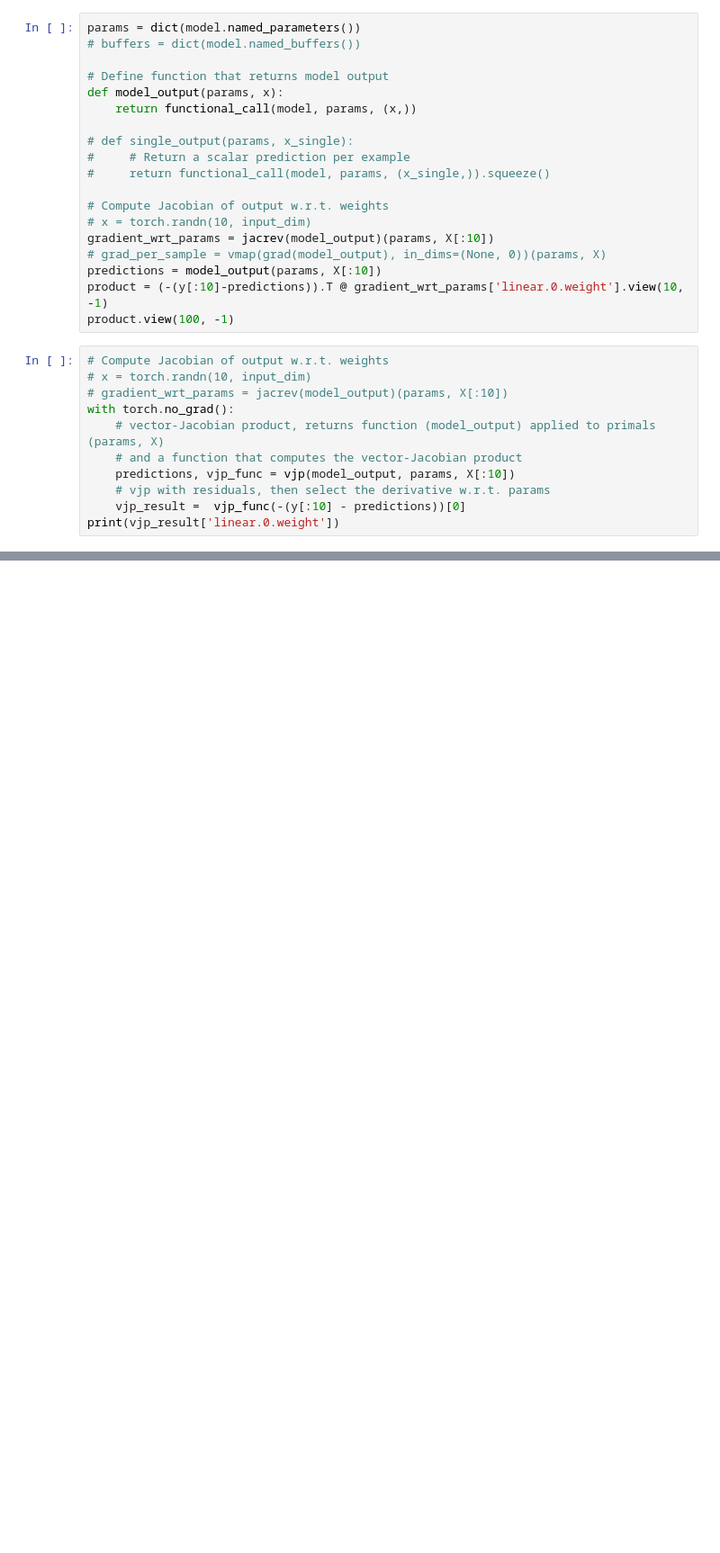
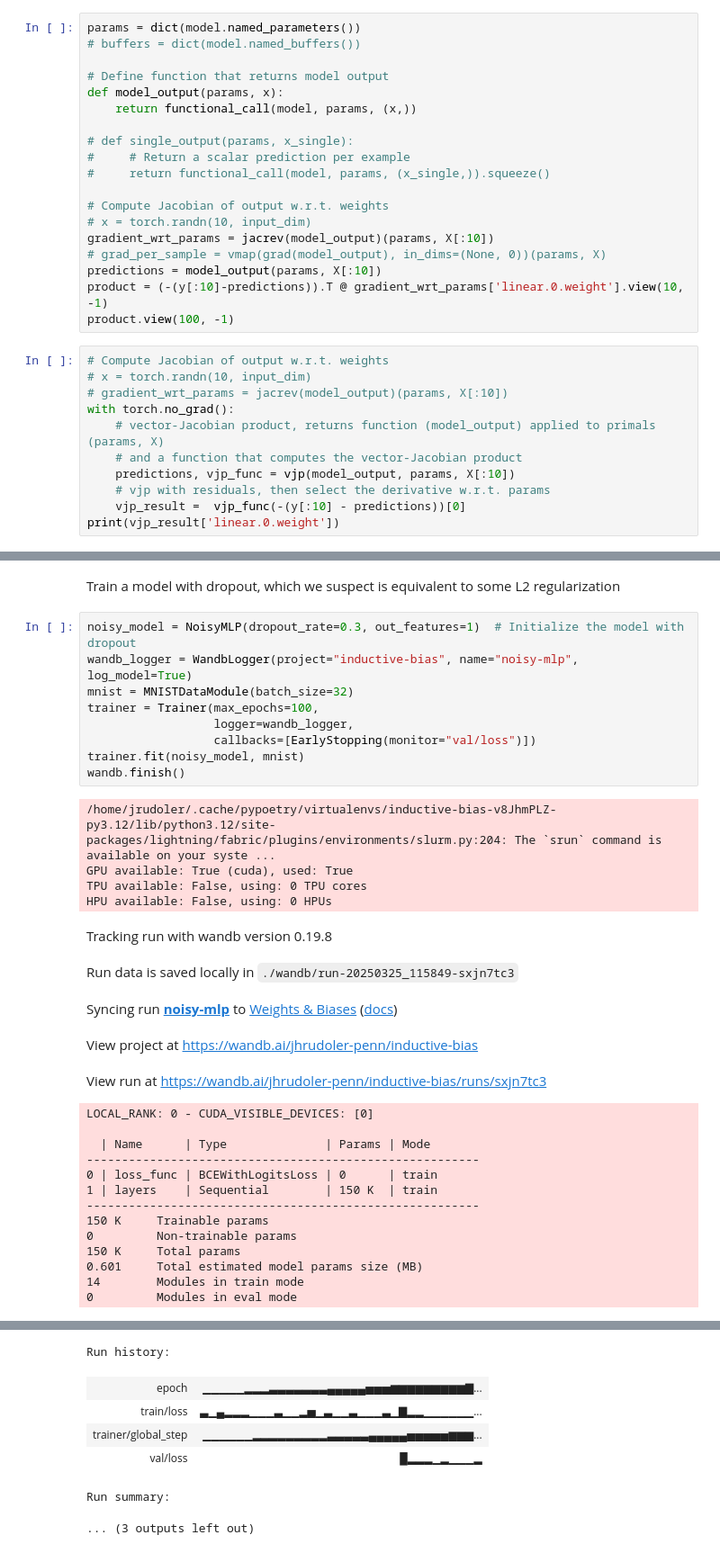
Before and after one commit to jrudoler/estimating-implicit-regularization, a Jupyter notebook: learn-inductive-bias.ipynb, the cells around one changed output, grey strips where cells are left out. Shown at 90% size. Drawn from its saved outputs; the diff is of its cells as text; blank space fills up the shorter version.

```diff
--- a/learn-inductive-bias.ipynb
+++ b/learn-inductive-bias.ipynb
@@ -411,0 +418,34 @@ print(vjp_result['linear.0.weight'])
+# %% [markdown]
+Train a model with dropout, which we suspect is equivalent to some L2 regularization
+# %%
+noisy_model = NoisyMLP(dropout_rate=0.3, out_features=1)  # Initialize the model with dropout
+wandb_logger = WandbLogger(project="inductive-bias", name="noisy-mlp", log_model=True)
+mnist = MNISTDataModule(batch_size=32)
+trainer = Trainer(max_epochs=100,
+                  logger=wandb_logger,
+                  callbacks=[EarlyStopping(monitor="val/loss")])
+trainer.fit(noisy_model, mnist)
+wandb.finish()
+# %% [output]
+/home/jrudoler/.cache/pypoetry/virtualenvs/inductive-bias-v8JhmPLZ-py3.12/lib/python3.12/site-packages/lightning/fabric/plugins/environments/slurm.py:204: The `srun` command is available on your syste ...
+GPU available: True (cuda), used: True
+TPU available: False, using: 0 TPU cores
+HPU available: False, using: 0 HPUs
+Tracking run with wandb version 0.19.8
+Run data is saved locally in ./wandb/run-20250325_115849-sxjn7tc3
+Syncing run noisy-mlp to Weights & Biases (docs)
+View project at https://wandb.ai/jhrudoler-penn/inductive-bias
+View run at https://wandb.ai/jhrudoler-penn/inductive-bias/runs/sxjn7tc3
+LOCAL_RANK: 0 - CUDA_VISIBLE_DEVICES: [0]
+
+  | Name      | Type              | Params | Mode
+--------------------------------------------------------
+0 | loss_func | BCEWithLogitsLoss | 0      | train
+1 | layers    | Sequential        | 150 K  | train
+--------------------------------------------------------
+150 K     Trainable params
+0         Non-trainable params
+150 K     Total params
+0.601     Total estimated model params size (MB)
+14        Modules in train mode
+0         Modules in eval mode
@@ -411,0 +455,7 @@ print(vjp_result['linear.0.weight'])
+Run history:
+| epoch | ▁▁▁▁▁▂▂▂▃▃▃▃▃▃▃▄▄▄▄▄▅▅▅▆▆▆▆▆▆▆▆▆▇... |
+| train/loss | ▃▁▄▂▂▂▁▁▁▃▁▁▂▅▁▃▁▁▃▁▁▁▃▁▇▂▂▁▁▁▁▁▁... |
+| trainer/global_step | ▁▁▁▁▁▁▂▂▂▂▂▂▂▂▂▃▃▃▃▃▄▄▄▄▄▅▅▅▅▅▆▆▆... |
+| val/loss | █▂▂▂▁▂▁▁▁▂ |
+Run summary:
+... (3 outputs left out)
```
Also changed, not shown: parts of 18 cells of this notebook, 4 other files.
